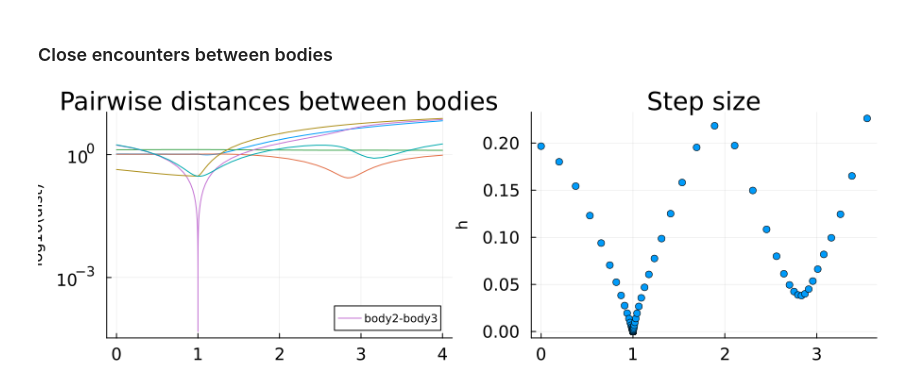
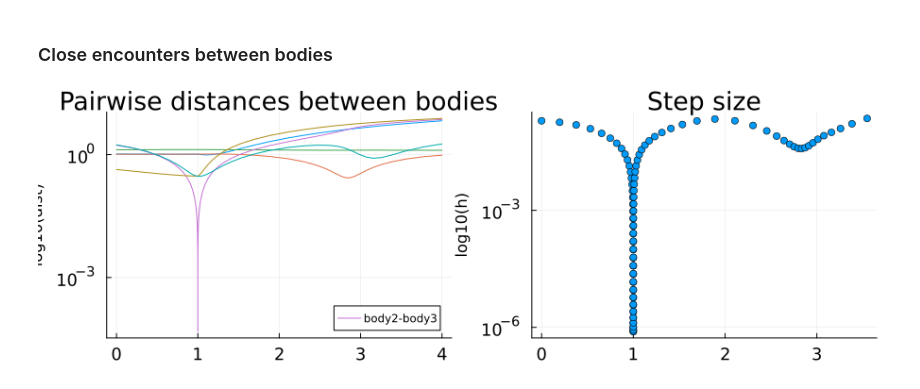
Before and after one commit to mikelehu/NbodyIRKGL16.jl, a Jupyter notebook: Examples/4-body problem.ipynb, the cells around one changed output. Saved outputs shown, nothing was run; the diff lists cells and outputs as text; code cells hidden in the pictures.

```diff
--- a/Examples/4-body problem.ipynb
+++ b/Examples/4-body problem.ipynb
@@ -54,7 +54,7 @@ prob = ODEProblem(NbodyODE_fstep!, u0,tspan , Gm);
 ## Integration
 # %%
 Dtau=fltype(0.6)
-sol=solve(prob, fbirkgl16_simd(), adaptive=true, dt = Dtau)
+sol=solve(prob, nbirkgl16_simd(), adaptive=true, dt = Dtau)
 sol.retcode
 # %% [output]
 ReturnCode.Success = 1
@@ -114,32 +114,33 @@ end
 pl1 = plot(title="Pairwise distances between bodies",
            titlefontsize=18,
            xtickfont = font(12),
            ytickfont = font(12),
            yscale=:log10,
            legend=:bottomright,
            xlabel="t", ylabel="log10(dist)")
 
 for i in 1:N
     for j in i+1:N
         if (i==2 && j==3)
             plot!(pl1, sol.t,dist[i,j], label="body2-body3")
         else
             plot!(pl1, sol.t,dist[i,j], label="")
         end
     end
 end
 
 
 pl2= scatter(title="Step size",
              titlefontsize=18,
              xtickfont = font(12),
              ytickfont = font(12),
-             xlabel="t", ylabel="h",
+             yscale=:log10,
+             xlabel="t", ylabel="log10(h)",
              label="",
              sol.t[1:end-2],
              abs.(sol.t[2:end-1].-sol.t[1:end-2]))
 
 
 plot(pl1,pl2, layout=(1,2), size=(900,300))
 # %% [output]
-[figure, old version]
+[figure, new version]
```
Also changed, not shown: parts of 1 cell of this notebook, 27 other files.
